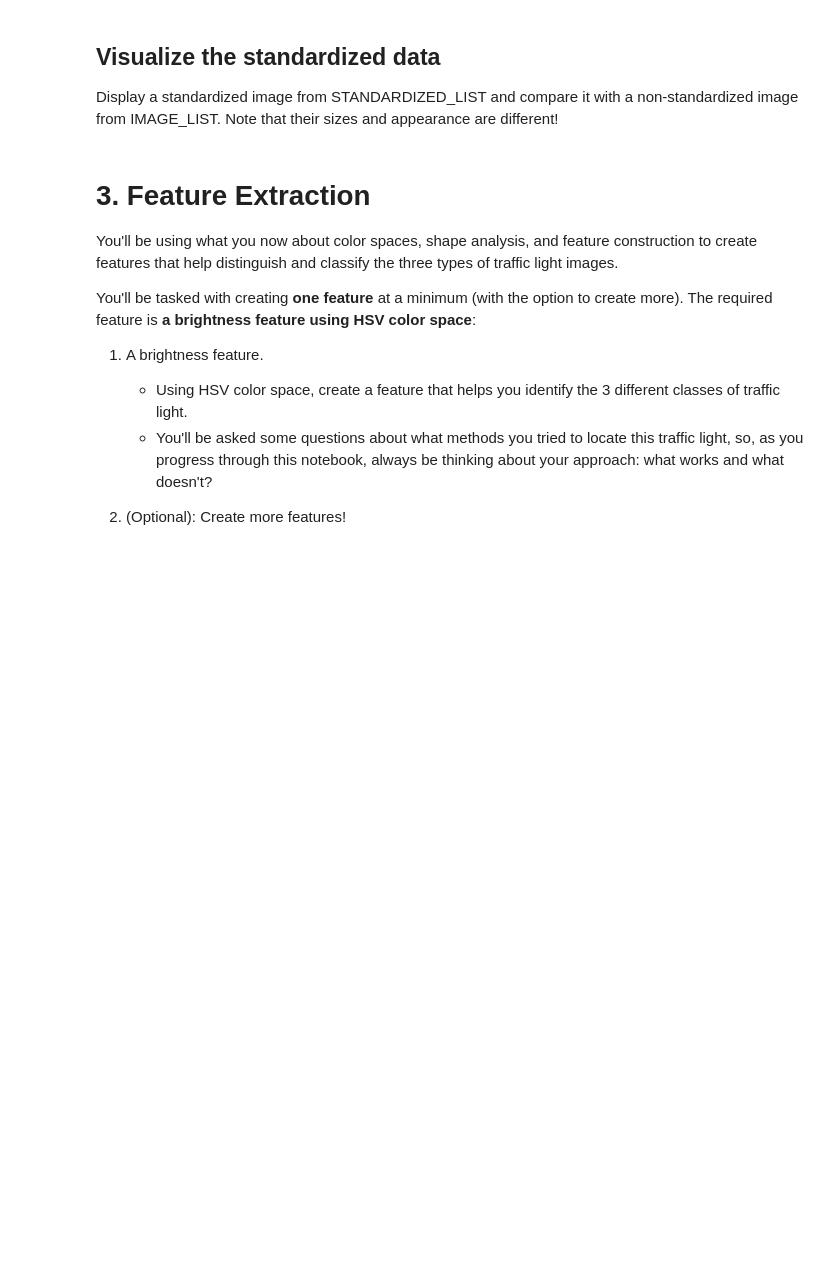
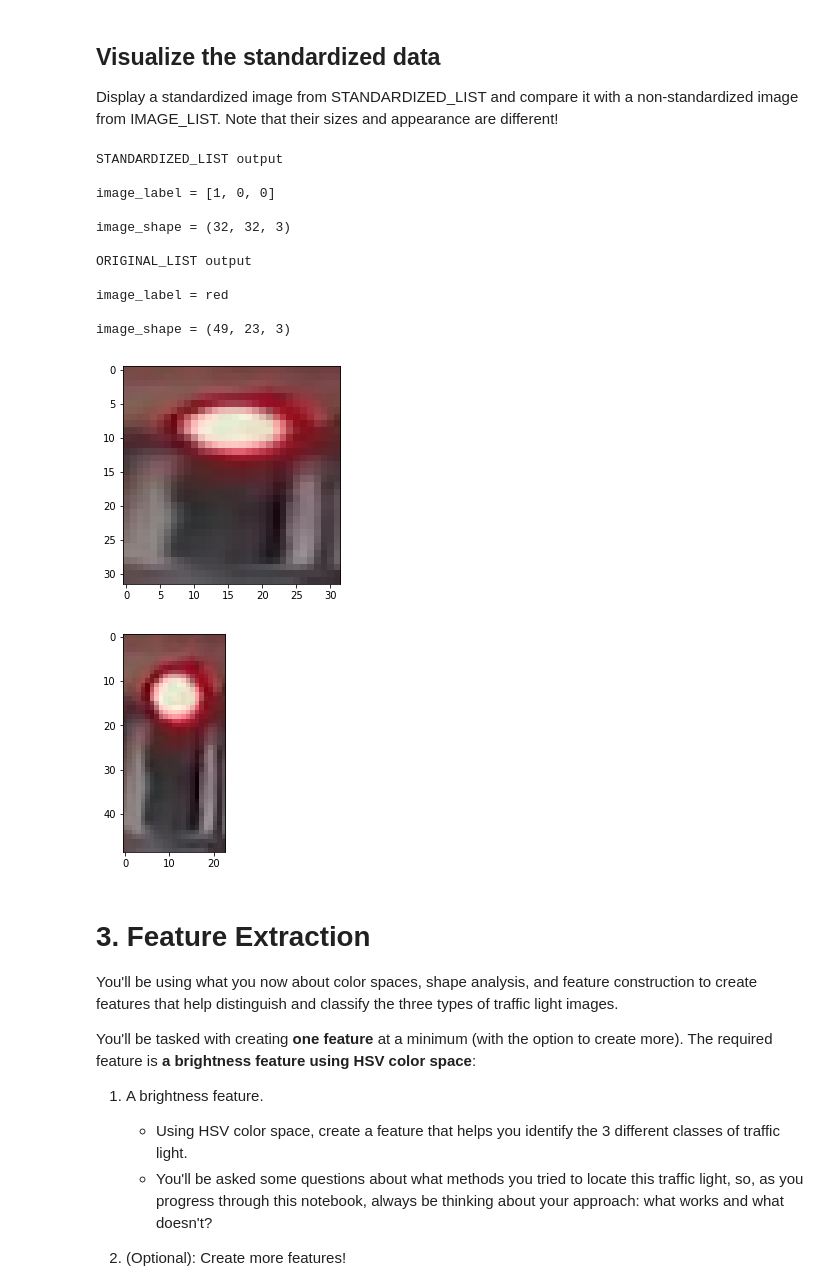
Before and after one commit to daamanmeet/Traffic-Light-Classifier-using-opencv, a Jupyter notebook: Traffic_Light_Classifier.ipynb, the cells around one changed output. Saved outputs shown, nothing was run; the diff lists cells and outputs as text; code cells hidden in the pictures; blank space fills up the shorter version.

```diff
--- a/Traffic_Light_Classifier.ipynb
+++ b/Traffic_Light_Classifier.ipynb
@@ -243,20 +243,33 @@ Display a standardized image from STANDARDIZED_LIST and compare it with a non-st
 # %%
 ## TODO: Display a standardized image and its label
 
 def print_info(image_list):
     num = 77
     selected_im = image_list[num][0]
     plt.figure()
-    print("image_label =", image_list[num][1])
-    print("image_shape =", selected_im.shape)
+    print("image_label =", image_list[num][1],"\n")
+    print("image_shape =", selected_im.shape,"\n")
     plt.imshow(selected_im)
-    print('\n')
 
-#print("STANDARDIZED_LIST output \n")
-#print_info(STANDARDIZED_LIST)
+print("STANDARDIZED_LIST output \n")
+print_info(STANDARDIZED_LIST)
 
-#print("ORIGINAL_LIST output \n")
-#print_info(IMAGE_LIST)
+print("ORIGINAL_LIST output \n")
+print_info(IMAGE_LIST)
+# %% [output]
+STANDARDIZED_LIST output
+
+image_label = [1, 0, 0]
+
+image_shape = (32, 32, 3)
+
+ORIGINAL_LIST output
+
+image_label = red
+
+image_shape = (49, 23, 3)
+[figure, added]
+[figure, added]
 # %% [markdown]
 # 3. Feature Extraction
 
```
Also changed, not shown: parts of 16 cells of this notebook.
